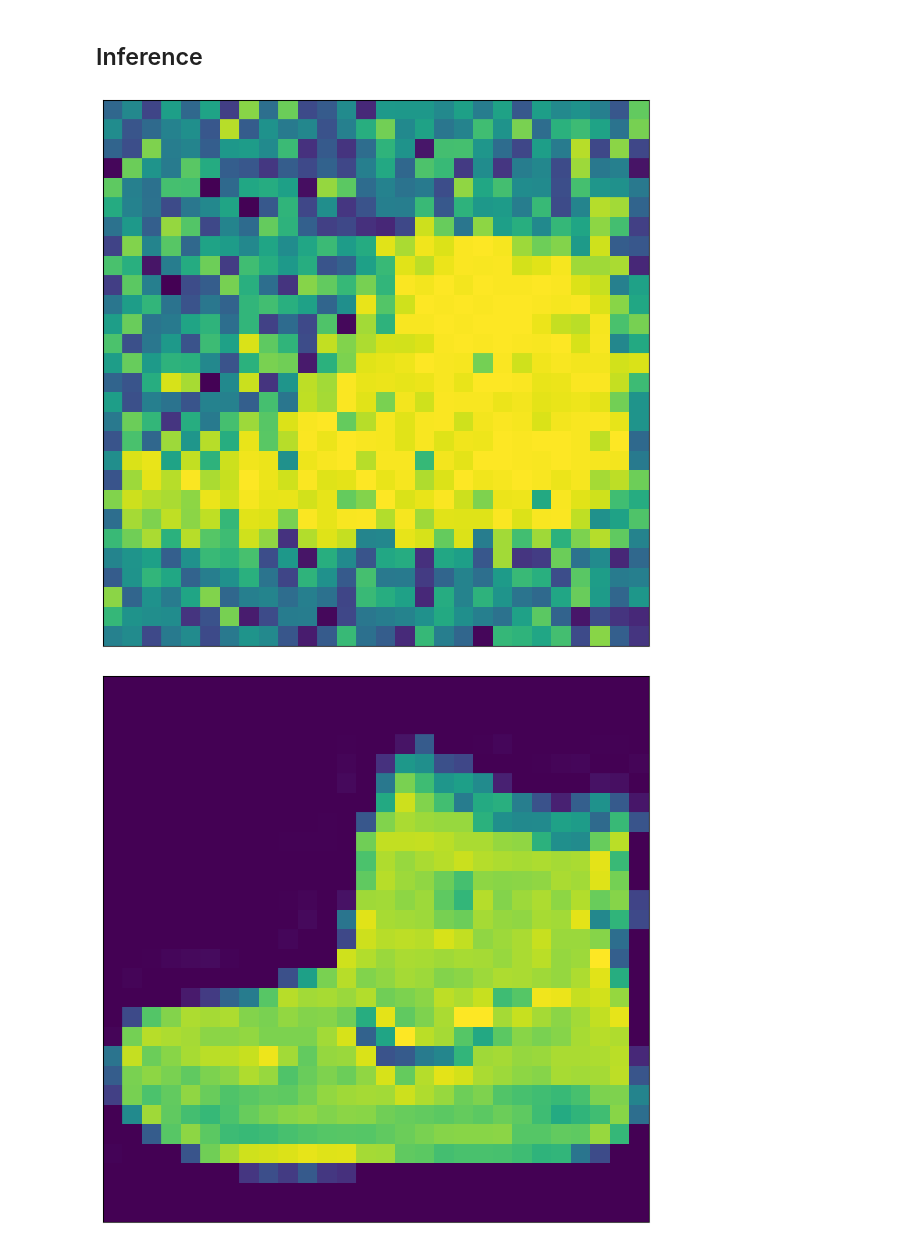
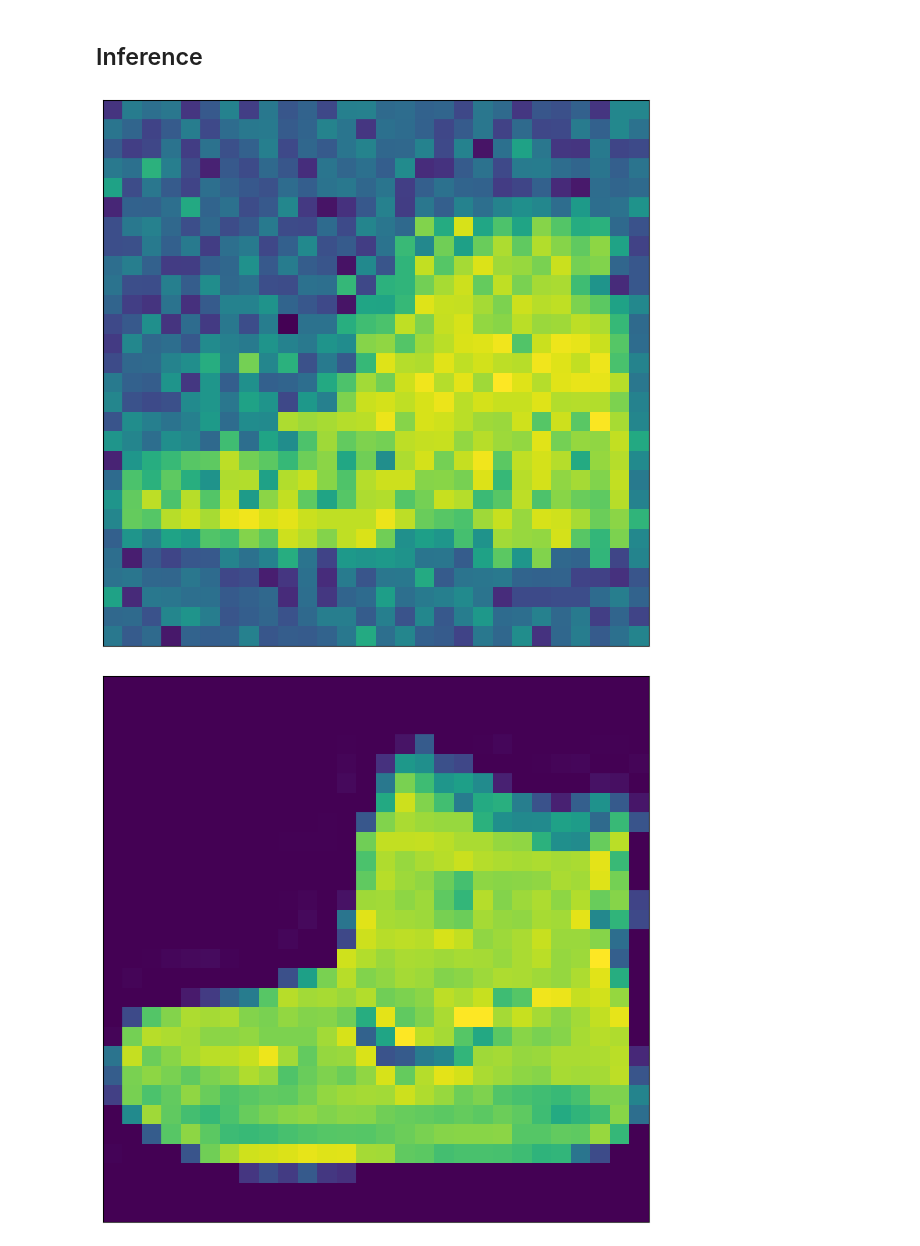
Before and after one commit to j-p-terry/uga_grad_physics_ml, a Jupyter notebook: Notebooks/gans.ipynb, the cells around one changed output. Saved outputs shown, nothing was run; the diff lists cells and outputs as text; code cells hidden in the pictures.

```diff
--- a/Notebooks/gans.ipynb
+++ b/Notebooks/gans.ipynb
@@ -400,10 +409,10 @@ class GAN(pl.LightningModule):
     def configure_optimizers(self):
         ## one optimizer for each model
         self.d_opt = torch.optim.Adam(
-            self.classifier.parameters(), lr=self.lr, eps=self.adam_eps, weight_decay=self.weight_decay
+            self.classifier.model.parameters(), lr=self.lr, eps=self.adam_eps, weight_decay=self.weight_decay
         )
         self.g_opt = torch.optim.Adam(
-            self.generator.parameters(), lr=self.lr, eps=self.adam_eps, weight_decay=self.weight_decay
+            self.generator.model.parameters(), lr=self.lr, eps=self.adam_eps, weight_decay=self.weight_decay
         )
         return self.d_opt, self.g_opt
 # %% [markdown]
@@ -457,9 +463,9 @@ trainer = pl.Trainer(
         LearningRateMonitor("epoch"),
         progress.TQDMProgressBar(refresh_rate=1),
         EarlyStopping(
-            monitor="train_g_loss",
+            monitor="train_d_loss",
             min_delta=0,
-            patience=10,
+            patience=15,
             verbose=False,
             mode="min",
         ),
@@ -473,8 +479,8 @@ TPU available: False, using: 0 TPU cores
 IPU available: False, using: 0 IPUs
 HPU available: False, using: 0 HPUs
 # %%
-latent_dim = 64
-num_mlp_layers = 3
+latent_dim = 100
+num_mlp_layers = 5
 mlp_layer_dim = 128
 gan = GAN(img_dim=xy, latent_dim=latent_dim, mlp_layer_dim=mlp_layer_dim, num_mlp_layers=num_mlp_layers)
 # %%
@@ -517,20 +522,20 @@ num_imgs = 10
 random_inputs = torch.randn(num_imgs, latent_dim).float().to(device)
 
 generated_imgs = gan.generator(random_inputs).view(num_imgs, 1, 28, 28).detach().cpu().numpy().squeeze()
-# %%
-plt.figure(figsize=(10., 10.))
-
-img_index = 1
-plt.imshow(generated_imgs[img_index], cmap="viridis")
-
-plt.xlabel("")
-plt.ylabel("")
-plt.xticks([])
-plt.yticks([])
-
-plt.show()
-# %% [output]
-[figure, removed]
+# %%
+plt.figure(figsize=(10., 10.))
+
+img_index = 0
+plt.imshow(generated_imgs[img_index], cmap="viridis")
+
+plt.xlabel("")
+plt.ylabel("")
+plt.xticks([])
+plt.yticks([])
+
+plt.show()
+# %% [output]
+[figure, added]
 # %%
 plt.figure(figsize=(10., 10.))
 
```
Also changed, not shown: parts of 10 cells of this notebook, 1 other file.
